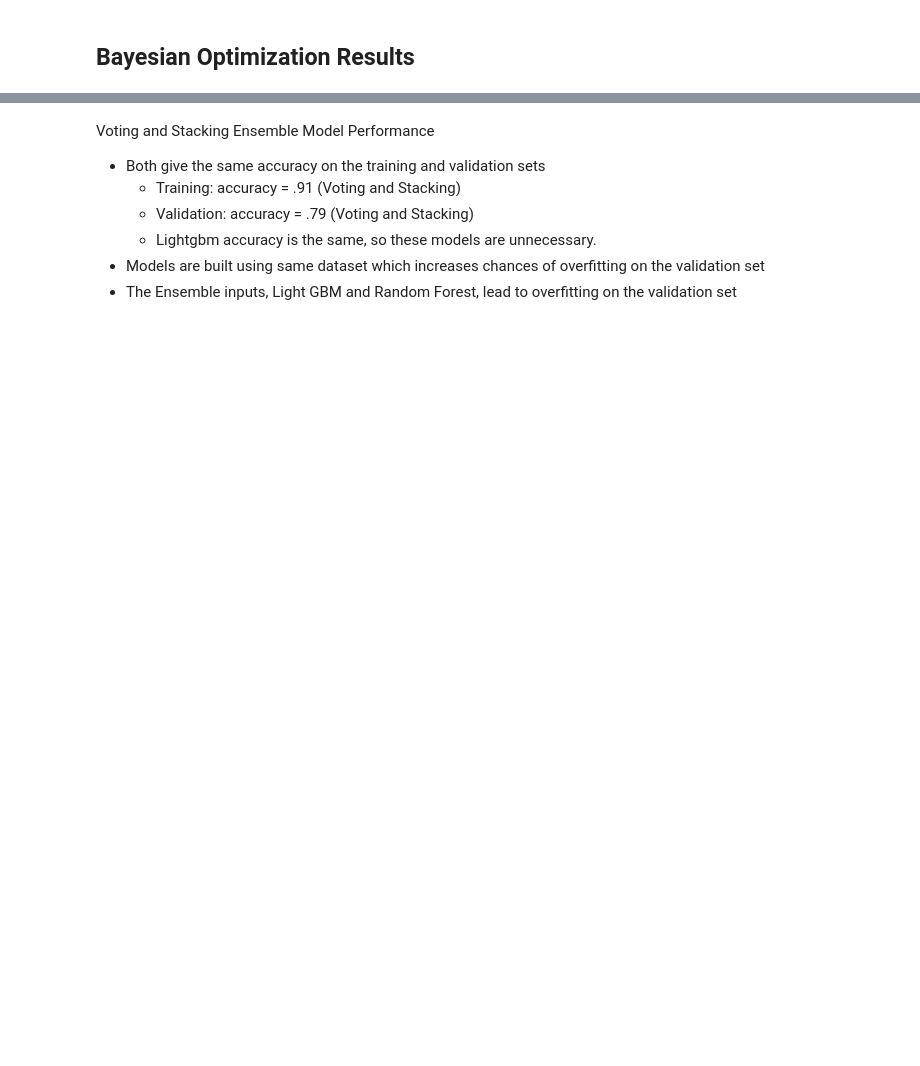
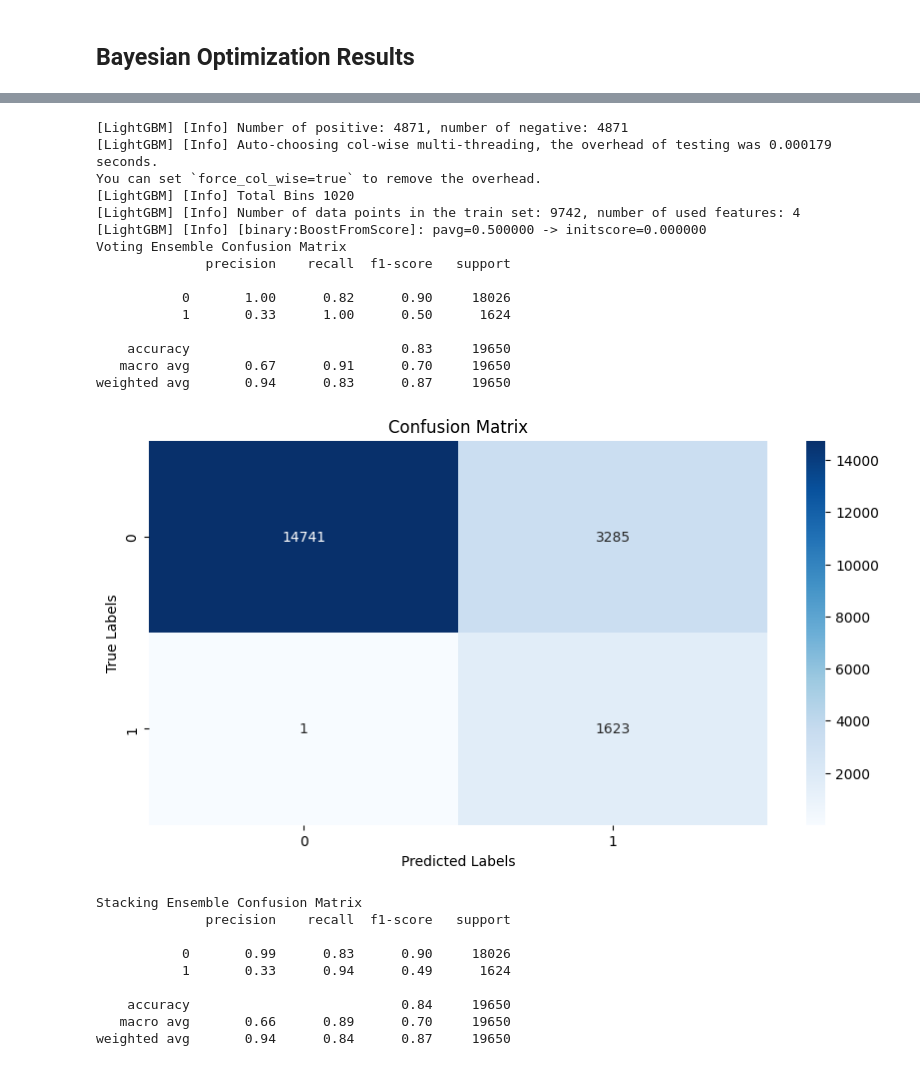
Before and after one commit to WulfNovak/Meta-Transaction-Risk-Classification, a Jupyter notebook: meta_ml.ipynb, the cells around one changed output, grey strips where cells are left out. Cells and saved outputs as stored; diff of their text form; code cells hidden in the pictures; blank space fills up the shorter version.

```diff
--- a/meta_ml.ipynb
+++ b/meta_ml.ipynb
@@ -321,7 +412,9 @@ models_and_param_spaces = {
             'model__max_depth': Integer(3, 10),
             'model__boosting_type': Categorical(['gbdt', 'dart']),
             'model__feature_fraction': Real(0.1, 1, prior = 'uniform'),
-            'model__subsample': Real(0.1, 1, prior = 'uniform')
+            'model__subsample': Real(0.1, 1, prior = 'uniform'),
+            'model__verbosity': [-1],
+            'model__force_col_wise': [True]
         }
     },
     "RandomForest": {
@@ -361,8 +454,3 @@ for name, config in models_and_param_spaces.items():
         "best_score": opt.best_score_,
         "best_params": opt.best_params_
     }
-
-# # Display the results
-# for model_name, result in results.items():
-#     print(f"{model_name} - Best Score: {result['best_score']:.4f}")
-#     print(f"Best Parameters: {result['best_params']}\n")
@@ -394,23 +616,41 @@ scores_stack = cross_val_score(ensemble_stack, x_train, y_train, cv = 5)
-# %%
-# ~95% Confidence interval of the Accuracy
-print("Accuracy: %0.2f (+/- %0.2f)" % (scores_vote.mean(), scores_vote.std() * 2))
-print("Accuracy: %0.2f (+/- %0.2f)" % (scores_stack.mean(), scores_stack.std() * 2))
-
-# Fit the ensemble models
-ensemble_vote.fit(x_train, y_train);
-ensemble_stack.fit(x_train, y_train);
-
-# Evaluate on the test sets
-test_score_vote = ensemble_vote.score(x_test, y_test)
-print("Test Score: {:.2f}".format(test_score))
-
-test_score_stack = ensemble_stack.score(x_test, y_test)
-print("Test Score: {:.2f}".format(test_score))
-# %% [markdown]
-Voting and Stacking Ensemble Model Performance
-* Both give the same accuracy on the training and validation sets
-    * Training: accuracy = .91 (Voting and Stacking)
-    * Validation: accuracy = .79 (Voting and Stacking)
-    * Lightgbm accuracy is the same, so these models are unnecessary.
-* Models are built using same dataset which increases chances of overfitting on the validation set
-* The Ensemble inputs, Light GBM and Random Forest, lead to overfitting on the validation set
+# %%
+# Fit the ensemble models
+ensemble_vote_fit = ensemble_vote.fit(x_train, y_train);
+ensemble_stack_fit = ensemble_stack.fit(x_train, y_train);
+
+# Predictions for ensemble models
+vote_pred = ensemble_vote_fit.predict(x_test)
+stack_pred = ensemble_stack_fit.predict(x_test)
+
+# Confusion matrices for each ensemble model
+print('Voting Ensemble Confusion Matrix')
+confusion_matrix_output(vote_pred)
+print('\n')
+print('Stacking Ensemble Confusion Matrix')
+confusion_matrix_output(stack_pred)
+# %% [output]
+[LightGBM] [Info] Number of positive: 4871, number of negative: 4871
+[LightGBM] [Info] Auto-choosing col-wise multi-threading, the overhead of testing was 0.000179 seconds.
+You can set `force_col_wise=true` to remove the overhead.
+[LightGBM] [Info] Total Bins 1020
+[LightGBM] [Info] Number of data points in the train set: 9742, number of used features: 4
+[LightGBM] [Info] [binary:BoostFromScore]: pavg=0.500000 -> initscore=0.000000
+Voting Ensemble Confusion Matrix
+              precision    recall  f1-score   support
+
+           0       1.00      0.82      0.90     18026
+           1       0.33      1.00      0.50      1624
+
+    accuracy                           0.83     19650
+   macro avg       0.67      0.91      0.70     19650
+weighted avg       0.94      0.83      0.87     19650
+[figure, added]
+Stacking Ensemble Confusion Matrix
+              precision    recall  f1-score   support
+
+           0       0.99      0.83      0.90     18026
+           1       0.33      0.94      0.49      1624
+
+    accuracy                           0.84     19650
+   macro avg       0.66      0.89      0.70     19650
+weighted avg       0.94      0.84      0.87     19650
```
Also changed, not shown: parts of 46 cells of this notebook, 1 other file.
